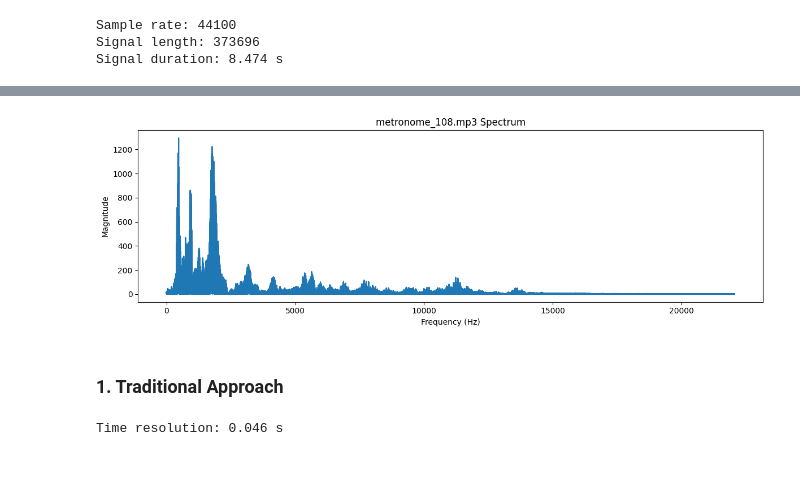
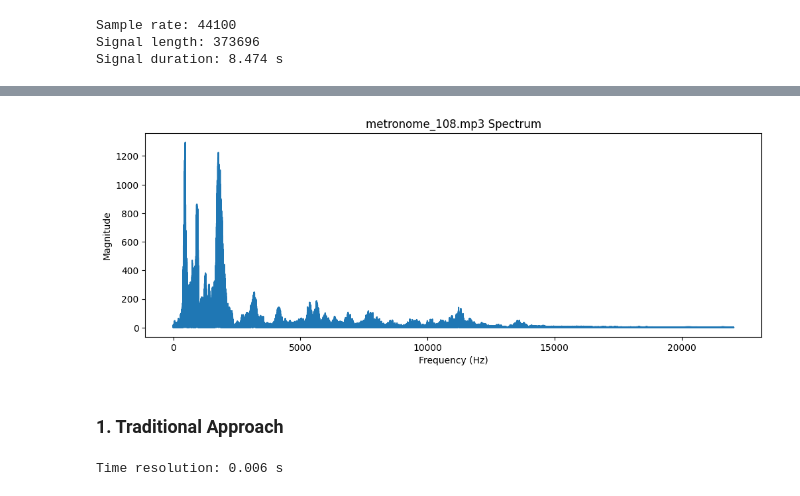
Before and after one commit to lkqiao/musical_accompanist, a Jupyter notebook: src/tempo_detect_nb.ipynb, the cells around one changed output, grey strips where cells are left out. Saved outputs shown, nothing was run; the diff lists cells and outputs as text; code cells hidden in the pictures; blank space fills up the shorter version.

```diff
--- a/src/tempo_detect_nb.ipynb
+++ b/src/tempo_detect_nb.ipynb
@@ -24,6 +24,7 @@ import os
 # %%
 #  choose audio file
-filename = 'metronome_108.mp3'
+name = 'metronome_108'
+filename = f'{name}.mp3'
 # %%
 # load audio file
 audio_path = f'../audio_in/{filename}'
@@ -31,6 +32,7 @@ if not os.path.exists(audio_path):
 	raise FileNotFoundError(f"Audio file not found: {audio_path}")
 
 signal, sr = librosa.load(audio_path, sr=None)
+signal -= np.mean(signal) # remove DC offset
 t = np.arange(len(signal))/sr
 print(f'Sample rate: {sr}')
 print(f'Signal length: {len(signal)}')
@@ -52,30 +54,29 @@ Text(0, 0.5, 'Amplitude')
 # %%
 # plot signal spectrum
-N = len(signal)
-freqs = np.fft.rfftfreq(N, d=1/sr)
-fft_vals = np.fft.rfft(signal)
-magnitude = np.abs(fft_vals)
+def plot_spectrum(signal, sr, filename, filtered=False):
+    N = len(signal)
+    freqs = np.fft.rfftfreq(N, d=1/sr)
+    fft_vals = np.fft.rfft(signal)
+    magnitude = np.abs(fft_vals)
 
-plt.figure(figsize=(12, 4))
-plt.plot(freqs, magnitude)
-plt.title(f'{filename} Spectrum')
-plt.xlabel('Frequency (Hz)')
-plt.ylabel('Magnitude')
-plt.tight_layout()
+    plt.figure(figsize=(12, 4))
+    plt.plot(freqs, magnitude)
+    if filtered: plt.title(f'{filename} Filtered Spectrum')
+    else: plt.title(f'{filename} Spectrum')
+    plt.xlabel('Frequency (Hz)')
+    plt.ylabel('Magnitude')
+
+plot_spectrum(signal, sr, filename)
 # %% [output]
-[figure, old version]
+[figure, new version]
 # %% [markdown]
 ### 1. Traditional Approach
 # %%
 # define parameters
-hop_length = 2048 # samples per frame
+hop_length = 256 # samples per frame
 time_res = hop_length/sr # time per frame, temporal resolution
-win_dur = 2 # window length in seconds
+win_dur = 4 # window length in seconds
 win_length = int((win_dur*sr)/hop_length) # window length in frames
 print(f'Time resolution: {time_res:.3f} s')
-
-# for limiting tempo of tempogram
-fmin = 30
-fmax = 200
 # %% [output]
-Time resolution: 0.046 s
+Time resolution: 0.006 s
```
Also changed, not shown: parts of 19 cells of this notebook, 5 other files.
